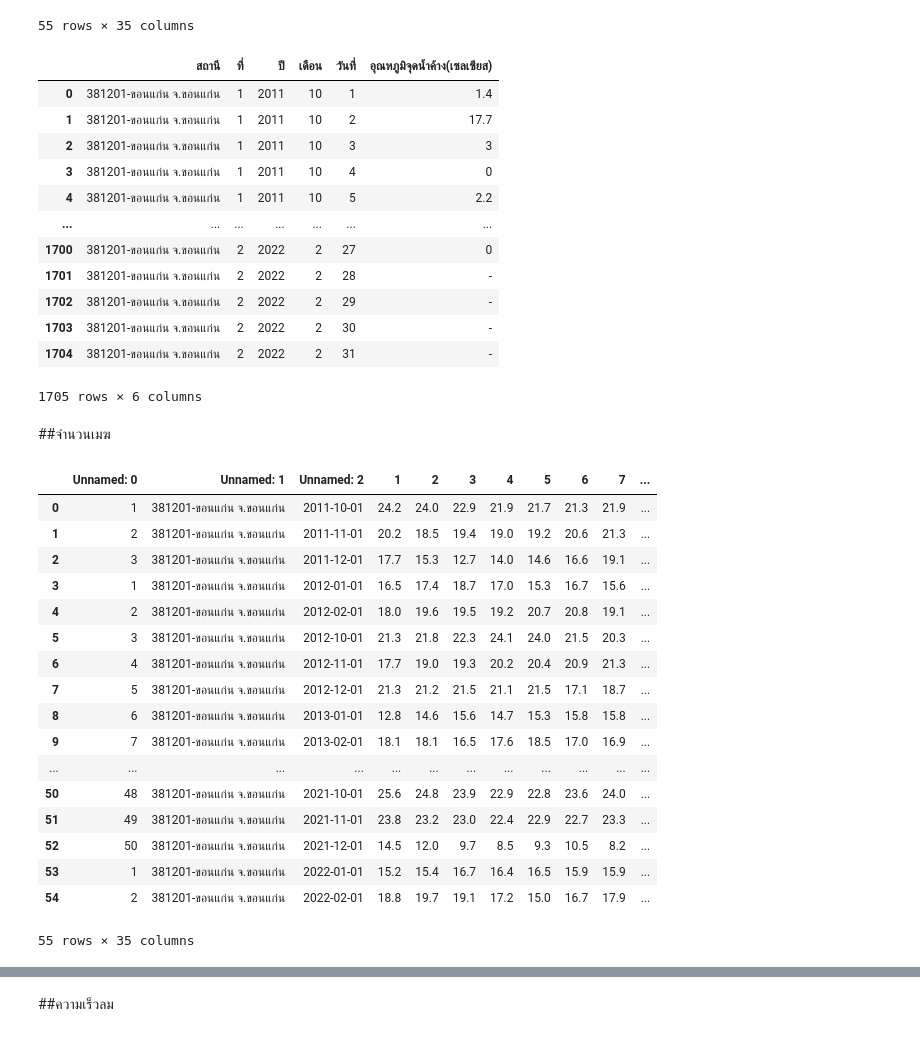
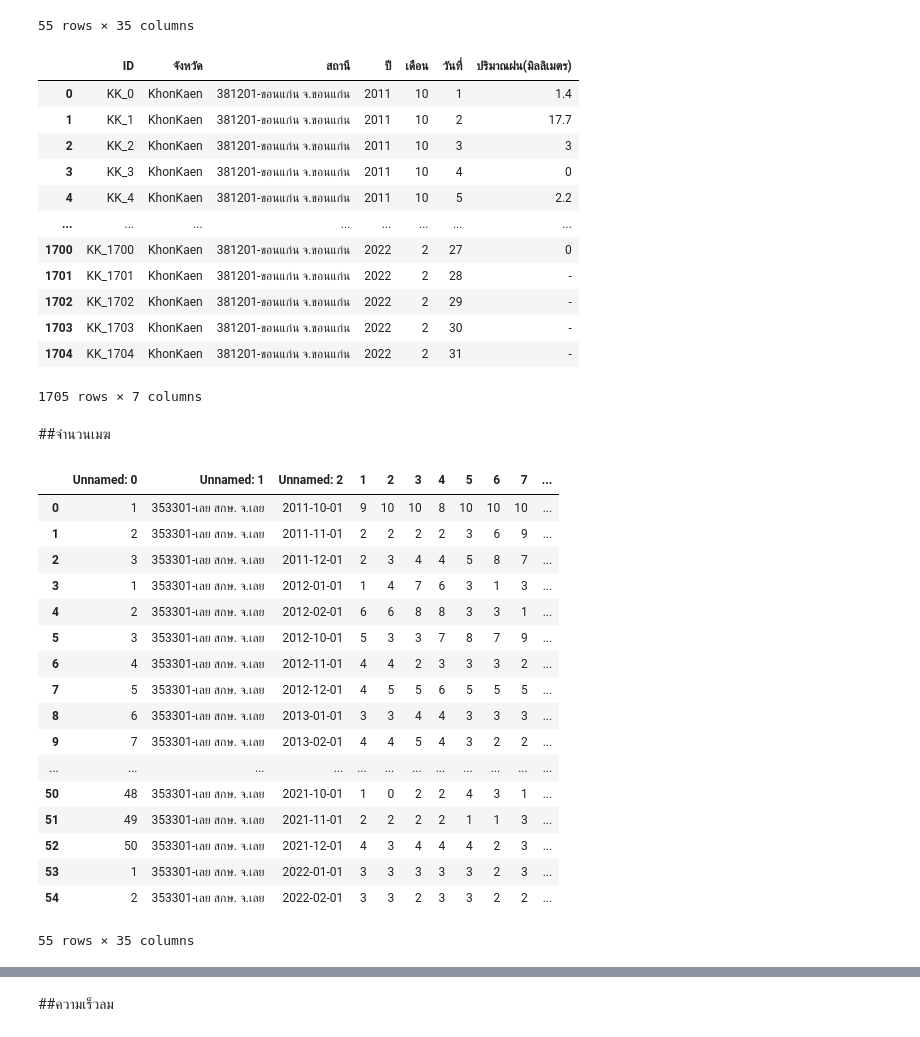
Before and after one commit to Nareekan789/BSC_DPDM23, a Jupyter notebook: midterm_bscdpdm23.ipynb, the cells around one changed output, grey strips where cells are left out. Saved outputs shown, nothing was run; the diff lists cells and outputs as text; code cells hidden in the pictures.

```diff
--- a/midterm_bscdpdm23.ipynb
+++ b/midterm_bscdpdm23.ipynb
@@ -290,45 +351,54 @@ Rainfall_KhonKaen=Rainfall_KhonKaen.drop(columns=['เฉลี่ย'])
 
 Rainfall_KhonKaen1 = Rainfall_KhonKaen.set_index(['สถานี','ที่','ปี','เดือน']).stack().reset_index()
 Rainfall_KhonKaen1.rename(columns={'level_4' : 'วันที่'},inplace=True)
-Rainfall_KhonKaen1.rename(columns={0 : 'อุณหภูมิจุดน้ำค้าง(เซลเซียส)'},inplace=True)
-Rainfall_KhonKaen1
+Rainfall_KhonKaen1.rename(columns={0 : 'ปริมาณฝน(มิลลิเมตร)'},inplace=True)
+
+Rainfall_KhonKaen1['จังหวัด'] = len(Rainfall_KhonKaen1)*['KhonKaen']
+
+Rainfall_KhonKaen_Key = Rainfall_KhonKaen1[['จังหวัด','สถานี','ปี','เดือน','วันที่','ปริมาณฝน(มิลลิเมตร)']].reset_index()
+Rainfall_KhonKaen_Key = Rainfall_KhonKaen_Key[['index','จังหวัด','สถานี','ปี','เดือน','วันที่','ปริมาณฝน(มิลลิเมตร)']]
+
+Rainfall_KhonKaen_Key["ID"] = "KK_"+ Rainfall_KhonKaen_Key["index"].astype(str)
+
+Rainfall_KK_Premerge = Rainfall_KhonKaen_Key[['ID','จังหวัด','สถานี','ปี','เดือน','วันที่','ปริมาณฝน(มิลลิเมตร)']]
+Rainfall_KK_Premerge
 # %% [output]
-|  | สถานี | ที่ | ปี | เดือน | วันที่ | อุณหภูมิจุดน้ำค้าง(เซลเซียส) |
-| 0 | 381201-ขอนแก่น จ.ขอนแก่น | 1 | 2011 | 10 | 1 | 1.4 |
-| 1 | 381201-ขอนแก่น จ.ขอนแก่น | 1 | 2011 | 10 | 2 | 17.7 |
-| 2 | 381201-ขอนแก่น จ.ขอนแก่น | 1 | 2011 | 10 | 3 | 3 |
-| 3 | 381201-ขอนแก่น จ.ขอนแก่น | 1 | 2011 | 10 | 4 | 0 |
-| 4 | 381201-ขอนแก่น จ.ขอนแก่น | 1 | 2011 | 10 | 5 | 2.2 |
-| ... | ... | ... | ... | ... | ... | ... |
-| 1700 | 381201-ขอนแก่น จ.ขอนแก่น | 2 | 2022 | 2 | 27 | 0 |
-| 1701 | 381201-ขอนแก่น จ.ขอนแก่น | 2 | 2022 | 2 | 28 | - |
-| 1702 | 381201-ขอนแก่น จ.ขอนแก่น | 2 | 2022 | 2 | 29 | - |
-| 1703 | 381201-ขอนแก่น จ.ขอนแก่น | 2 | 2022 | 2 | 30 | - |
-| 1704 | 381201-ขอนแก่น จ.ขอนแก่น | 2 | 2022 | 2 | 31 | - |
+|  | ID | จังหวัด | สถานี | ปี | เดือน | วันที่ | ปริมาณฝน(มิลลิเมตร) |
+| 0 | KK_0 | KhonKaen | 381201-ขอนแก่น จ.ขอนแก่น | 2011 | 10 | 1 | 1.4 |
+| 1 | KK_1 | KhonKaen | 381201-ขอนแก่น จ.ขอนแก่น | 2011 | 10 | 2 | 17.7 |
+| 2 | KK_2 | KhonKaen | 381201-ขอนแก่น จ.ขอนแก่น | 2011 | 10 | 3 | 3 |
+| 3 | KK_3 | KhonKaen | 381201-ขอนแก่น จ.ขอนแก่น | 2011 | 10 | 4 | 0 |
+| 4 | KK_4 | KhonKaen | 381201-ขอนแก่น จ.ขอนแก่น | 2011 | 10 | 5 | 2.2 |
+| ... | ... | ... | ... | ... | ... | ... | ... |
+| 1700 | KK_1700 | KhonKaen | 381201-ขอนแก่น จ.ขอนแก่น | 2022 | 2 | 27 | 0 |
+| 1701 | KK_1701 | KhonKaen | 381201-ขอนแก่น จ.ขอนแก่น | 2022 | 2 | 28 | - |
+| 1702 | KK_1702 | KhonKaen | 381201-ขอนแก่น จ.ขอนแก่น | 2022 | 2 | 29 | - |
+| 1703 | KK_1703 | KhonKaen | 381201-ขอนแก่น จ.ขอนแก่น | 2022 | 2 | 30 | - |
+| 1704 | KK_1704 | KhonKaen | 381201-ขอนแก่น จ.ขอนแก่น | 2022 | 2 | 31 | - |
-1705 rows × 6 columns
+1705 rows × 7 columns
 # %% [markdown]
 ##จำนวนเมฆ
 # %%
-NumClouds_KhonKaen = pd.read_excel("/content/drive/MyDrive/dsc_dpdm23_data/กรมอุตุ/อุณหภูมิจุดน้ำค้าง(เซลเซียส)/จ.ขอนแก่น.xlsx",header=4)
+NumClouds_KhonKaen = pd.read_excel("/content/drive/MyDrive/dsc_dpdm23_data/กรมอุตุ/จำนวนเมฆ(10ส่วน)/จ.ขอนแก่น.xlsx",header=4)
 NumClouds_KhonKaen
 # %% [output]
 |  | Unnamed: 0 | Unnamed: 1 | Unnamed: 2 | 1 | 2 | 3 | 4 | 5 | 6 | 7 | ... |
-| 0 | 1 | 381201-ขอนแก่น จ.ขอนแก่น | 2011-10-01 | 24.2 | 24.0 | 22.9 | 21.9 | 21.7 | 21.3 | 21.9 | ... |
-| 1 | 2 | 381201-ขอนแก่น จ.ขอนแก่น | 2011-11-01 | 20.2 | 18.5 | 19.4 | 19.0 | 19.2 | 20.6 | 21.3 | ... |
-| 2 | 3 | 381201-ขอนแก่น จ.ขอนแก่น | 2011-12-01 | 17.7 | 15.3 | 12.7 | 14.0 | 14.6 | 16.6 | 19.1 | ... |
-| 3 | 1 | 381201-ขอนแก่น จ.ขอนแก่น | 2012-01-01 | 16.5 | 17.4 | 18.7 | 17.0 | 15.3 | 16.7 | 15.6 | ... |
-| 4 | 2 | 381201-ขอนแก่น จ.ขอนแก่น | 2012-02-01 | 18.0 | 19.6 | 19.5 | 19.2 | 20.7 | 20.8 | 19.1 | ... |
-| 5 | 3 | 381201-ขอนแก่น จ.ขอนแก่น | 2012-10-01 | 21.3 | 21.8 | 22.3 | 24.1 | 24.0 | 21.5 | 20.3 | ... |
-| 6 | 4 | 381201-ขอนแก่น จ.ขอนแก่น | 2012-11-01 | 17.7 | 19.0 | 19.3 | 20.2 | 20.4 | 20.9 | 21.3 | ... |
-| 7 | 5 | 381201-ขอนแก่น จ.ขอนแก่น | 2012-12-01 | 21.3 | 21.2 | 21.5 | 21.1 | 21.5 | 17.1 | 18.7 | ... |
-| 8 | 6 | 381201-ขอนแก่น จ.ขอนแก่น | 2013-01-01 | 12.8 | 14.6 | 15.6 | 14.7 | 15.3 | 15.8 | 15.8 | ... |
-| 9 | 7 | 381201-ขอนแก่น จ.ขอนแก่น | 2013-02-01 | 18.1 | 18.1 | 16.5 | 17.6 | 18.5 | 17.0 | 16.9 | ... |
+| 0 | 1 | 353301-เลย สกษ. จ.เลย | 2011-10-01 | 9 | 10 | 10 | 8 | 10 | 10 | 10 | ... |
+| 1 | 2 | 353301-เลย สกษ. จ.เลย | 2011-11-01 | 2 | 2 | 2 | 2 | 3 | 6 | 9 | ... |
+| 2 | 3 | 353301-เลย สกษ. จ.เลย | 2011-12-01 | 2 | 3 | 4 | 4 | 5 | 8 | 7 | ... |
+| 3 | 1 | 353301-เลย สกษ. จ.เลย | 2012-01-01 | 1 | 4 | 7 | 6 | 3 | 1 | 3 | ... |
+| 4 | 2 | 353301-เลย สกษ. จ.เลย | 2012-02-01 | 6 | 6 | 8 | 8 | 3 | 3 | 1 | ... |
+| 5 | 3 | 353301-เลย สกษ. จ.เลย | 2012-10-01 | 5 | 3 | 3 | 7 | 8 | 7 | 9 | ... |
+| 6 | 4 | 353301-เลย สกษ. จ.เลย | 2012-11-01 | 4 | 4 | 2 | 3 | 3 | 3 | 2 | ... |
+| 7 | 5 | 353301-เลย สกษ. จ.เลย | 2012-12-01 | 4 | 5 | 5 | 6 | 5 | 5 | 5 | ... |
+| 8 | 6 | 353301-เลย สกษ. จ.เลย | 2013-01-01 | 3 | 3 | 4 | 4 | 3 | 3 | 3 | ... |
+| 9 | 7 | 353301-เลย สกษ. จ.เลย | 2013-02-01 | 4 | 4 | 5 | 4 | 3 | 2 | 2 | ... |
 | ... | ... | ... | ... | ... | ... | ... | ... | ... | ... | ... | ... |
-| 50 | 48 | 381201-ขอนแก่น จ.ขอนแก่น | 2021-10-01 | 25.6 | 24.8 | 23.9 | 22.9 | 22.8 | 23.6 | 24.0 | ... |
-| 51 | 49 | 381201-ขอนแก่น จ.ขอนแก่น | 2021-11-01 | 23.8 | 23.2 | 23.0 | 22.4 | 22.9 | 22.7 | 23.3 | ... |
-| 52 | 50 | 381201-ขอนแก่น จ.ขอนแก่น | 2021-12-01 | 14.5 | 12.0 | 9.7 | 8.5 | 9.3 | 10.5 | 8.2 | ... |
-| 53 | 1 | 381201-ขอนแก่น จ.ขอนแก่น | 2022-01-01 | 15.2 | 15.4 | 16.7 | 16.4 | 16.5 | 15.9 | 15.9 | ... |
-| 54 | 2 | 381201-ขอนแก่น จ.ขอนแก่น | 2022-02-01 | 18.8 | 19.7 | 19.1 | 17.2 | 15.0 | 16.7 | 17.9 | ... |
+| 50 | 48 | 353301-เลย สกษ. จ.เลย | 2021-10-01 | 1 | 0 | 2 | 2 | 4 | 3 | 1 | ... |
+| 51 | 49 | 353301-เลย สกษ. จ.เลย | 2021-11-01 | 2 | 2 | 2 | 2 | 1 | 1 | 3 | ... |
+| 52 | 50 | 353301-เลย สกษ. จ.เลย | 2021-12-01 | 4 | 3 | 4 | 4 | 4 | 2 | 3 | ... |
+| 53 | 1 | 353301-เลย สกษ. จ.เลย | 2022-01-01 | 3 | 3 | 3 | 3 | 3 | 2 | 3 | ... |
+| 54 | 2 | 353301-เลย สกษ. จ.เลย | 2022-02-01 | 3 | 3 | 2 | 3 | 3 | 2 | 2 | ... |
 55 rows × 35 columns
 # %%
 NumClouds_KhonKaen.rename(columns={'Unnamed: 0' : 'ที่'},inplace=True)
```
Also changed, not shown: parts of 18 cells of this notebook.
